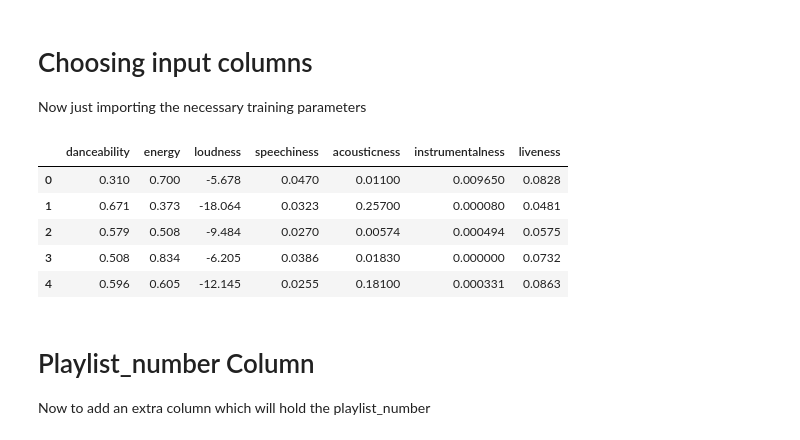
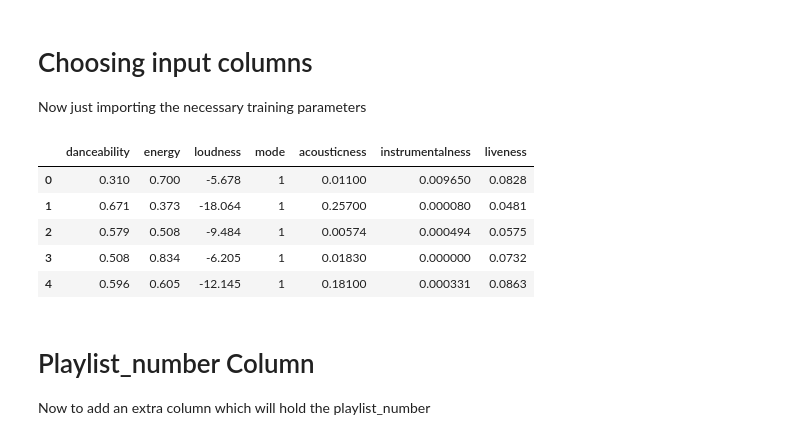
Before and after one commit to AlexSanfilippo/ML-Group-Project-Spotify, a Jupyter notebook: Data_Scripts/ImportingDataV0.1.ipynb, the cells around one changed output. Drawn from its saved outputs; the diff is of its cells as text; code cells hidden in the pictures.

```diff
--- a/Data_Scripts/ImportingDataV0.1.ipynb
+++ b/Data_Scripts/ImportingDataV0.1.ipynb
@@ -32,25 +32,24 @@ display(test_csv)
 Now just importing the necessary training parameters
 # %%
 #Sticking with just the basic parameters for now
-parameter_columns = [1,2,4,6,7,8,9]
+parameter_columns = [1,2,4,5,7,8,9]
 
 #Saving these other ones for later
 # key_column=3
-# mode_column=5
 # tempo_column=11
 # duration_column=17
 
 
 #Testing to make sure read column numbers correctly
 data = pd.read_csv(file_dir+file_name, usecols=parameter_columns)
 display(data.head())
 # %% [output]
-|  | danceability | energy | loudness | speechiness | acousticness | instrumentalness | liveness |
-| 0 | 0.310 | 0.700 | -5.678 | 0.0470 | 0.01100 | 0.009650 | 0.0828 |
-| 1 | 0.671 | 0.373 | -18.064 | 0.0323 | 0.25700 | 0.000080 | 0.0481 |
-| 2 | 0.579 | 0.508 | -9.484 | 0.0270 | 0.00574 | 0.000494 | 0.0575 |
-| 3 | 0.508 | 0.834 | -6.205 | 0.0386 | 0.01830 | 0.000000 | 0.0732 |
-| 4 | 0.596 | 0.605 | -12.145 | 0.0255 | 0.18100 | 0.000331 | 0.0863 |
+|  | danceability | energy | loudness | mode | acousticness | instrumentalness | liveness |
+| 0 | 0.310 | 0.700 | -5.678 | 1 | 0.01100 | 0.009650 | 0.0828 |
+| 1 | 0.671 | 0.373 | -18.064 | 1 | 0.25700 | 0.000080 | 0.0481 |
+| 2 | 0.579 | 0.508 | -9.484 | 1 | 0.00574 | 0.000494 | 0.0575 |
+| 3 | 0.508 | 0.834 | -6.205 | 1 | 0.01830 | 0.000000 | 0.0732 |
+| 4 | 0.596 | 0.605 | -12.145 | 1 | 0.18100 | 0.000331 | 0.0863 |
 # %% [markdown]
 # Playlist_number Column
 Now to add an extra column which will hold the playlist_number
```
Also changed, not shown: parts of 8 cells of this notebook, 2 other files.
